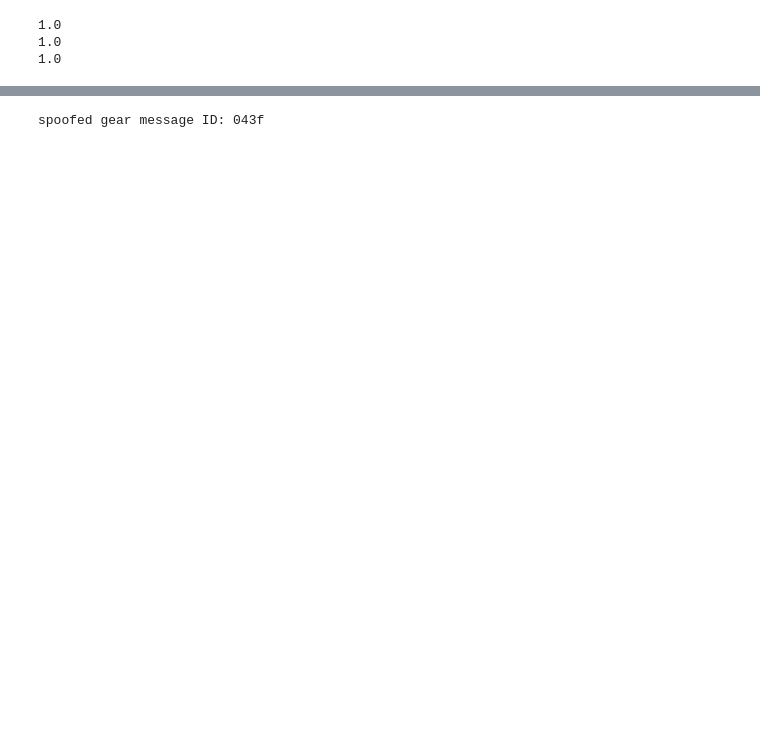
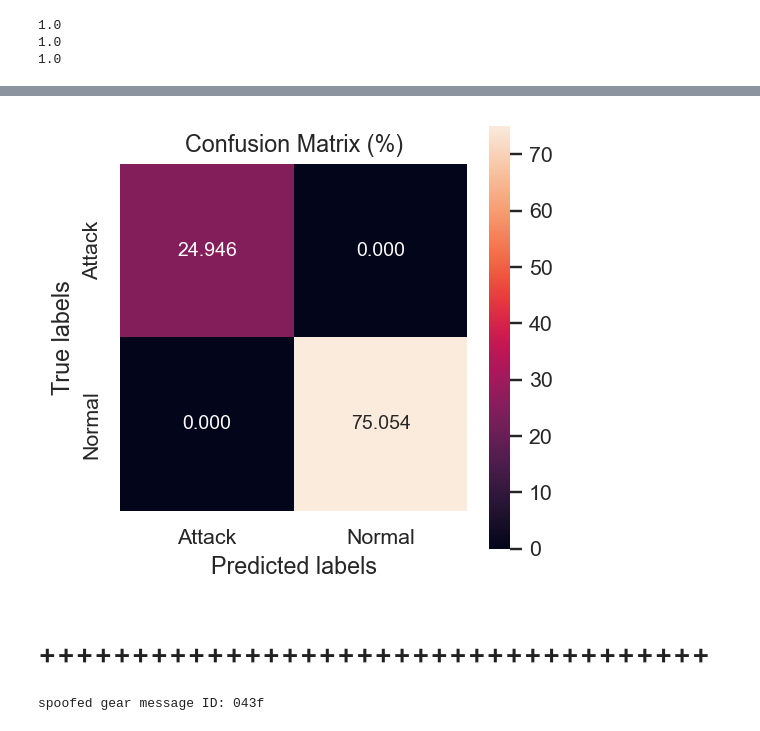
Before and after one commit to DanilaRedin/CAN_IDS, a Jupyter notebook: ids.ipynb, the cells around one changed output, grey strips where cells are left out. Cells and saved outputs as stored; diff of their text form; code cells hidden in the pictures; blank space fills up the shorter version.

```diff
--- a/ids.ipynb
+++ b/ids.ipynb
@@ -280,0 +323,3 @@ ConfusionMatrixDisplay.from_predictions(ydos_train, ydos_pred_train, labels=['T'
+# %%
+svc_rpm = Pipeline([('Nystroem', Nystroem()),
+                    ('sgd_class', SGDClassifier())])
@@ -280,0 +330,2 @@ ConfusionMatrixDisplay.from_predictions(ydos_train, ydos_pred_train, labels=['T'
+# %%
+yrpm_pred = svc_rpm.predict(Xrpm_test)
@@ -281,3 +340,9 @@ ConfusionMatrixDisplay.from_predictions(ydos_train, ydos_pred_train, labels=['T'
+# %%
+plot_confmat(yrpm_test, yrpm_pred)
+# %% [output]
+[figure, added]
+# %% [markdown]
+# ++++++++++++++++++++++++++++++++++++
 # %%
 # identify the ID of the gear message
 gearID = pd.unique(gear[gear.Flag=='T'].CAN_ID)[0]
```
Also changed, not shown: parts of 42 cells of this notebook.
